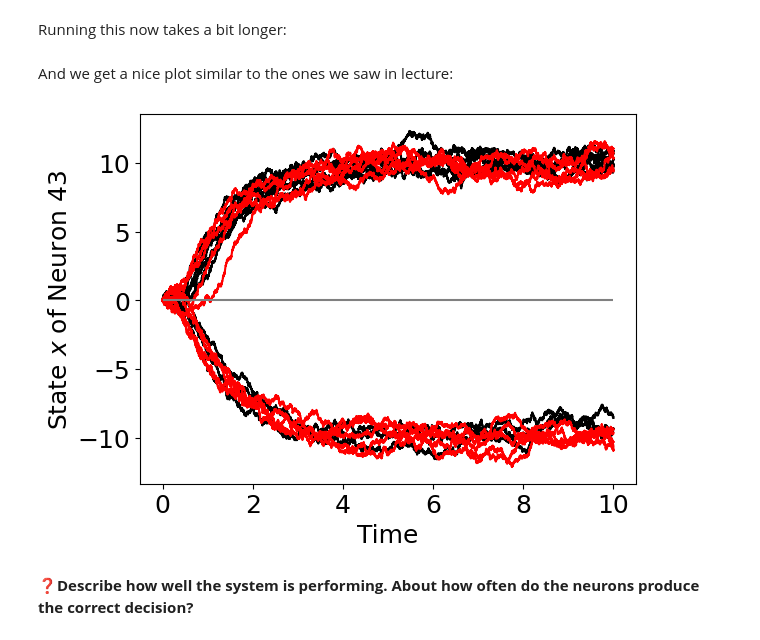
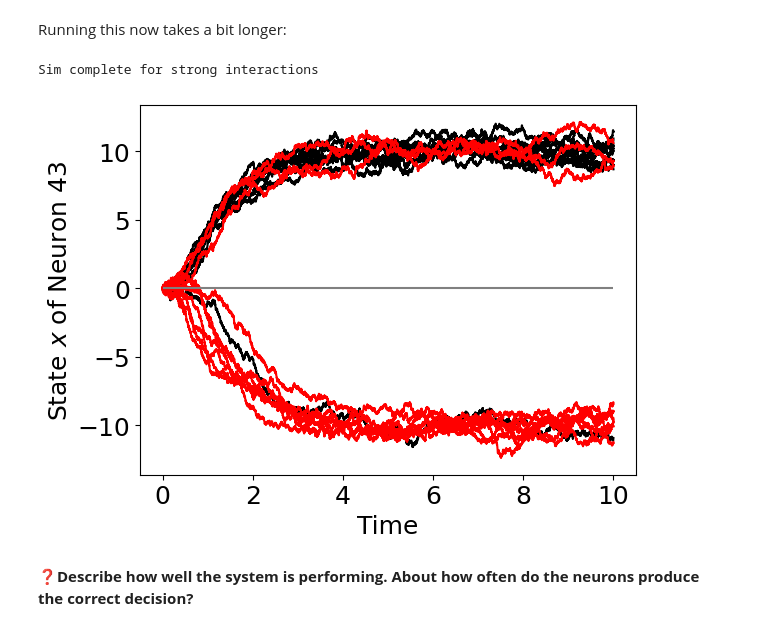
Before and after one commit to peterdresslar/CAS-503-Collectives, a Jupyter notebook: zaphod/5-Decisions.ipynb, the cells around one changed output. Cells and saved outputs as stored; diff of their text form; code cells hidden in the pictures.

Commit message:
tasty little upgrade

```diff
--- a/zaphod/5-Decisions.ipynb
+++ b/zaphod/5-Decisions.ipynb
@@ -150,19 +166,32 @@ def simpleNeuralDynamics_multiple(weightMatrix,numRuns=10,**kwargs):
 # %% [markdown]
 Running this now takes a bit longer:
 # %%
-simDataListPositive = simpleNeuralDynamics_multiple(strongInteractionNetworkW, inputConst = inputConst)
-simDataListNegative = simpleNeuralDynamics_multiple(strongInteractionNetworkW, inputConst = -inputConst)
+def plot_little_brain(sim_data_list_positive, sim_data_list_negative):
+    for simDataPositive in sim_data_list_positive:
+        simDataPositive['Neuron 43'].plot(color='black')
+    for simDataNegative in sim_data_list_negative:
+        simDataNegative['Neuron 43'].plot(color='red')
+
+    plt.ylabel('State $x$ of Neuron 43')
+    plt.hlines(0,xmin=0,xmax=10,color='gray'); # add a horizontal line at 0
+
+def run_little_brain(strong_interaction=True):
+    if strong_interaction:
+        simDataListPositive = simpleNeuralDynamics_multiple(strongInteractionNetworkW, inputConst = inputConst)
+        simDataListNegative = simpleNeuralDynamics_multiple(strongInteractionNetworkW, inputConst = -inputConst)
+    else:
+        simDataListPositive = simpleNeuralDynamics_multiple(weakInteractionNetworkW, inputConst = inputConst)
+        simDataListNegative = simpleNeuralDynamics_multiple(weakInteractionNetworkW, inputConst = -inputConst)
+
+    return simDataListPositive, simDataListNegative
+
+sim_data_list_positive_strong, sim_data_list_negative_strong = run_little_brain()
+
+print("Sim complete for strong interactions")
+
+plot_little_brain(sim_data_list_positive_strong, sim_data_list_negative_strong)
+# %% [output]
+Sim complete for strong interactions
+[figure, added]
-# %% [markdown]
-And we get a nice plot similar to the ones we saw in lecture:
-# %%
-for simDataPositive in simDataListPositive:
-    simDataPositive['Neuron 43'].plot(color='black')
-for simDataNegative in simDataListNegative:
-    simDataNegative['Neuron 43'].plot(color='red')
-
-plt.ylabel('State $x$ of Neuron 43')
-plt.hlines(0,xmin=0,xmax=10,color='gray'); # add a horizontal line at 0
-# %% [output]
-[figure, removed]
 # %% [markdown]
 ❓**Describe how well the system is performing.  About how often do the neurons produce the correct decision?**
```
Also changed, not shown: parts of 12 cells of this notebook.
